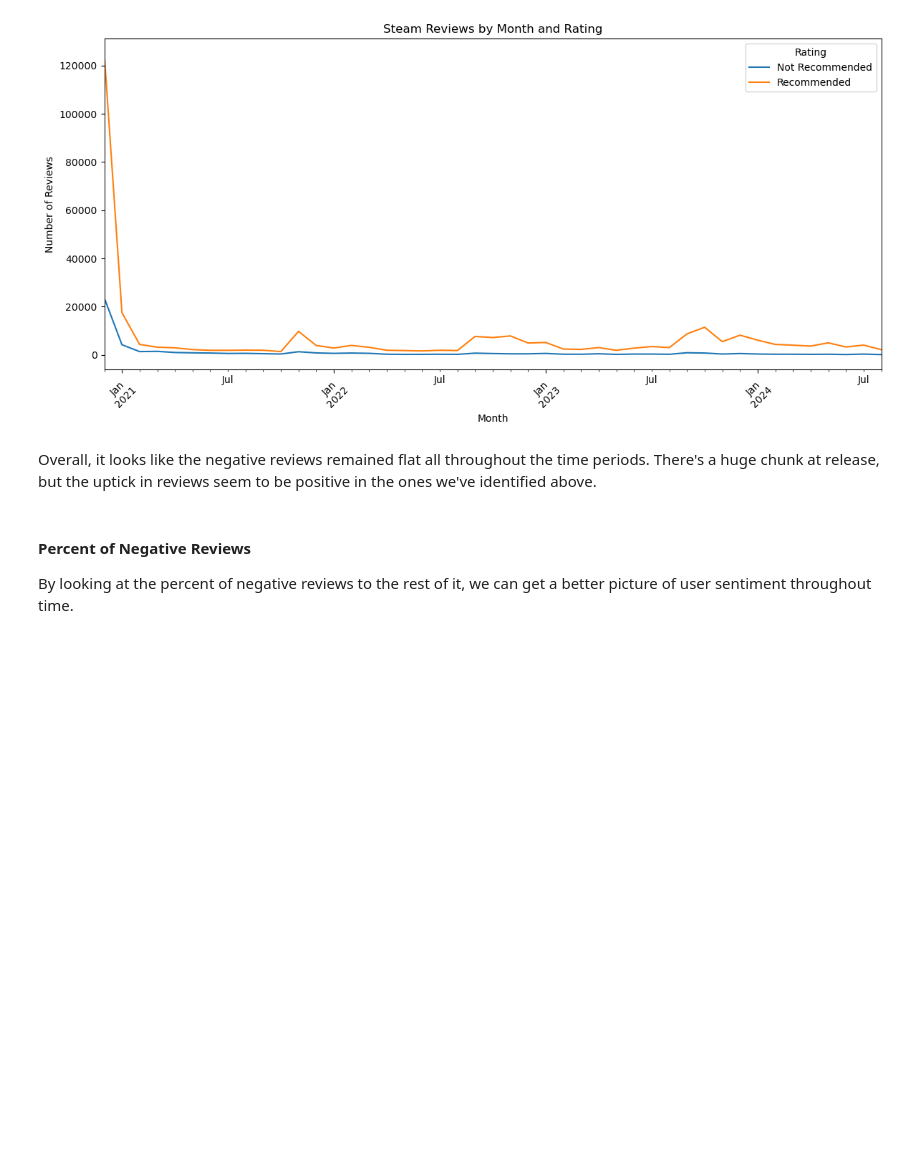
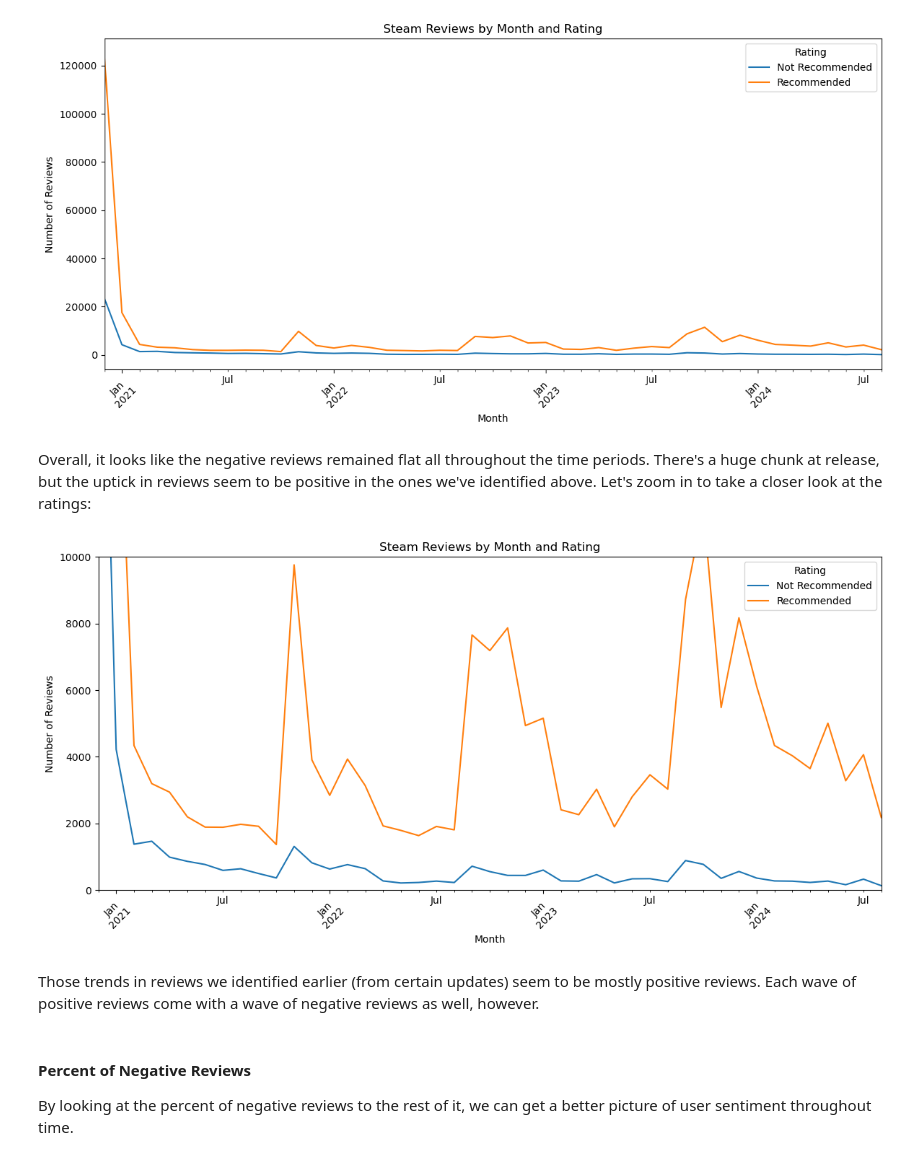
Before and after one commit to jjrbf/IAT461-Assignment4, a Jupyter notebook: iat461_a4_johannferrera_301601581.ipynb, the cells around one changed output. Saved outputs shown, nothing was run; the diff lists cells and outputs as text; code cells hidden in the pictures; blank space fills up the shorter version.

```diff
--- a/iat461_a4_johannferrera_301601581.ipynb
+++ b/iat461_a4_johannferrera_301601581.ipynb
@@ -306,7 +314,24 @@ plt.show()
 # %% [output]
 [figure]
 # %% [markdown]
-Overall, it looks like the negative reviews remained flat all throughout the time periods. There's a huge chunk at release, but the uptick in reviews seem to be positive in the ones we've identified above.
+Overall, it looks like the negative reviews remained flat all throughout the time periods. There's a huge chunk at release, but the uptick in reviews seem to be positive in the ones we've identified above. Let's zoom in to take a closer look at the ratings:
+# %%
+monthly_rating.plot(
+    figsize=(14,6)
+)
+
+plt.title("Steam Reviews by Month and Rating")
+plt.xlabel("Month")
+plt.ylabel("Number of Reviews")
+plt.ylim(0, 10000) # set y limit to "zoom" in
+
+plt.xticks(rotation=45)
+
+plt.show()
+# %% [output]
+[figure, added]
+# %% [markdown]
+Those trends in reviews we identified earlier (from certain updates) seem to be mostly positive reviews. Each wave of positive reviews come with a wave of negative reviews as well, however.
 # %% [markdown]
 #### Percent of Negative Reviews
 
```
Also changed, not shown: parts of 15 cells of this notebook.
